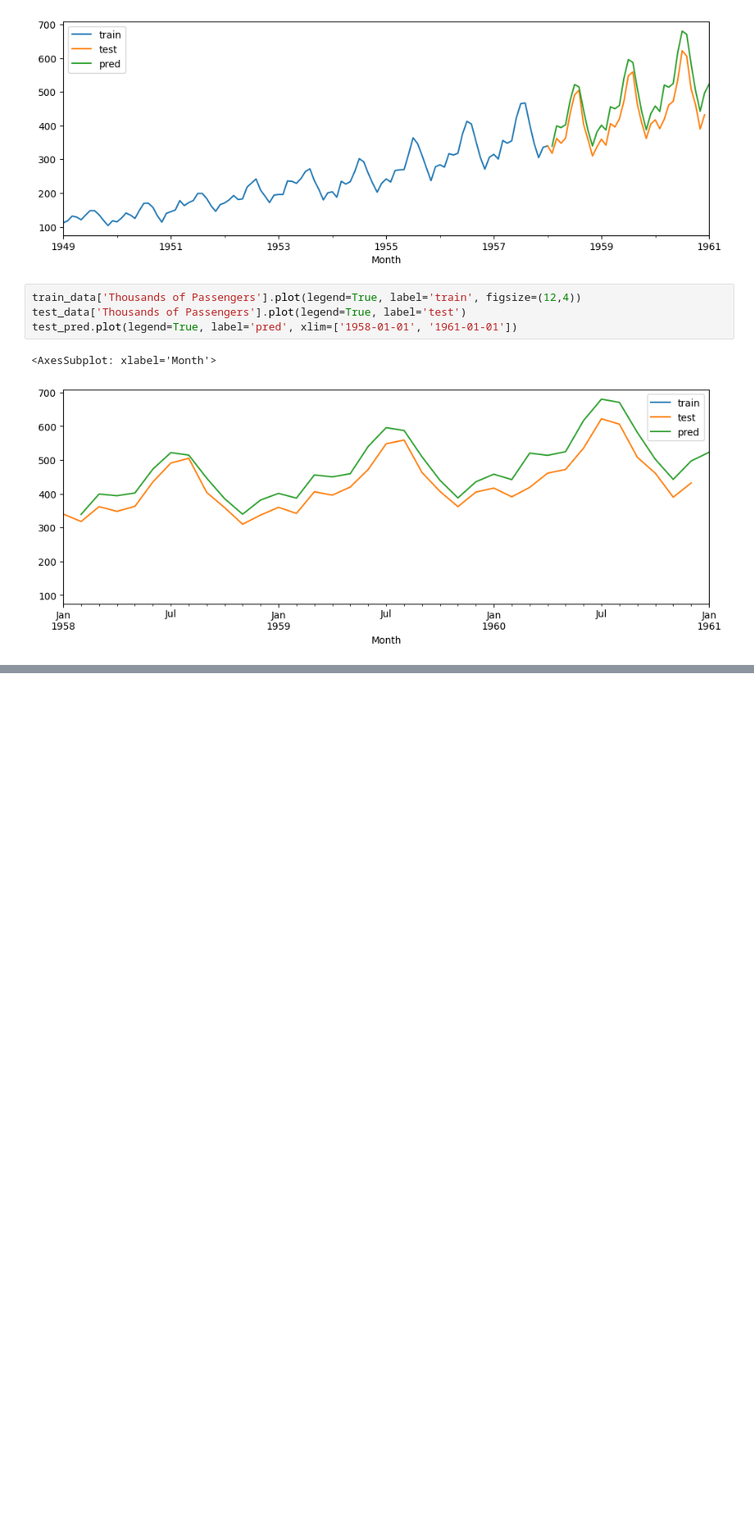
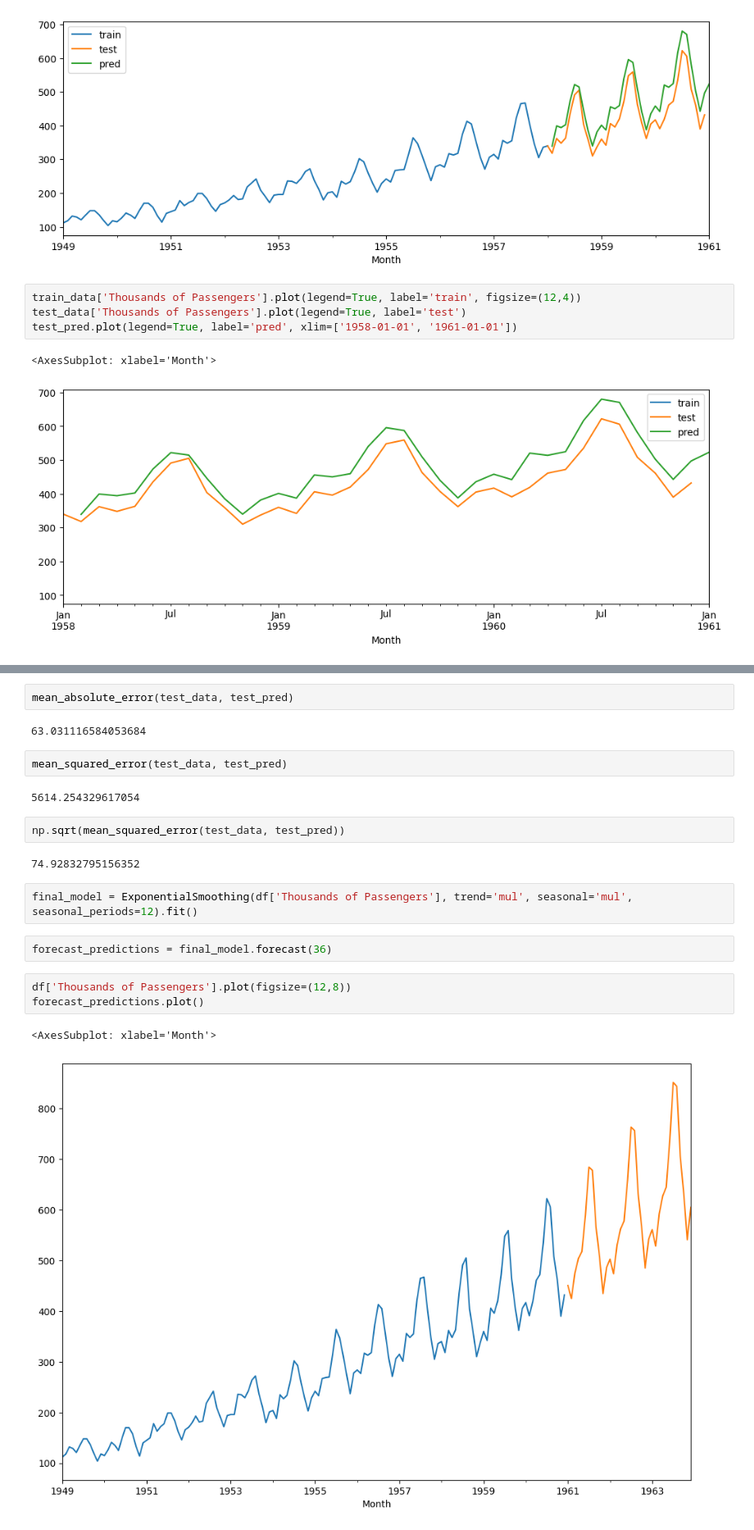
Before and after one commit to kkh975/class-time-analysis, a Jupyter notebook: ch08_1.ipynb, the cells around one changed output, grey strips where cells are left out. Shown: that part at 82% size. Drawn from its saved outputs; the diff is of its cells as text; blank space fills up the shorter version.

```diff
--- a/ch08_1.ipynb
+++ b/ch08_1.ipynb
@@ -80,0 +95,22 @@ test_pred.plot(legend=True, label='pred', xlim=['1958-01-01', '1961-01-01'])
+# %%
+mean_absolute_error(test_data, test_pred)
+# %% [output]
+63.031116584053684
+# %%
+mean_squared_error(test_data, test_pred)
+# %% [output]
+5614.254329617054
+# %%
+np.sqrt(mean_squared_error(test_data, test_pred))
+# %% [output]
+74.92832795156352
+# %%
+final_model = ExponentialSmoothing(df['Thousands of Passengers'], trend='mul', seasonal='mul', seasonal_periods=12).fit()
+# %%
+forecast_predictions = final_model.forecast(36)
+# %%
+df['Thousands of Passengers'].plot(figsize=(12,8))
+forecast_predictions.plot()
+# %% [output]
+<AxesSubplot: xlabel='Month'>
+[figure, added]
```
Also changed, not shown: parts of 9 cells of this notebook.
